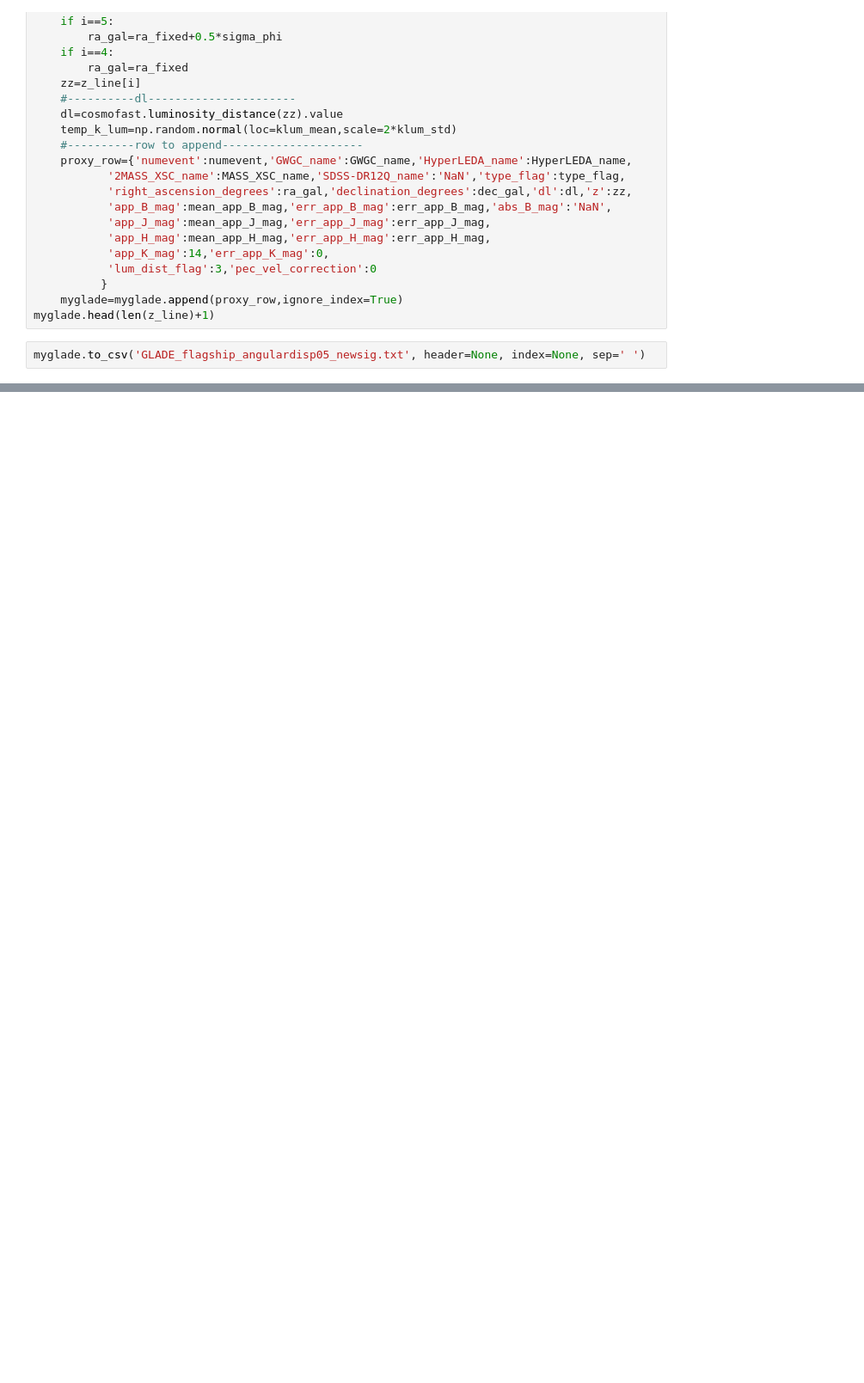
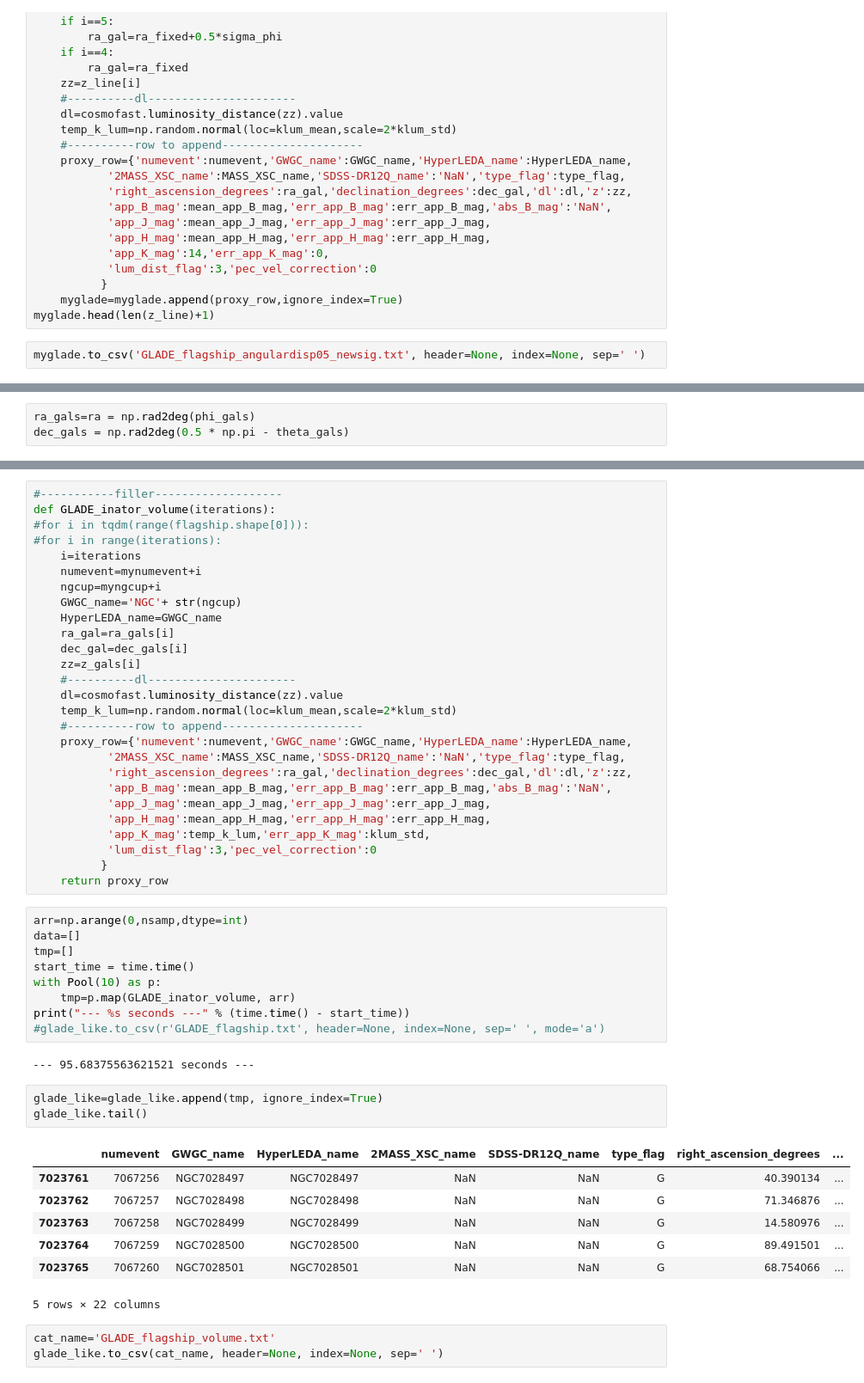
Before and after one commit to RCianca/DarkSirensStat, a Jupyter notebook: ProxyGenerator/GLADE-inator.ipynb, the cells around one changed output, grey strips where cells are left out. Shown at 86% size. Cells and saved outputs as stored; diff of their text form; blank space fills up the shorter version.

```diff
--- a/ProxyGenerator/GLADE-inator.ipynb
+++ b/ProxyGenerator/GLADE-inator.ipynb
@@ -1113,0 +1201,3 @@ myglade.to_csv('GLADE_flagship_angulardisp05_newsig.txt', header=None, index=Non
+# %%
+ra_gals=ra = np.rad2deg(phi_gals)
+dec_gals = np.rad2deg(0.5 * np.pi - theta_gals)
@@ -1113,0 +1232,52 @@ myglade.to_csv('GLADE_flagship_angulardisp05_newsig.txt', header=None, index=Non
+# %%
+#-----------filler-------------------
+def GLADE_inator_volume(iterations):
+#for i in tqdm(range(flagship.shape[0])):
+#for i in range(iterations):
+    i=iterations
+    numevent=mynumevent+i
+    ngcup=myngcup+i
+    GWGC_name='NGC'+ str(ngcup)
+    HyperLEDA_name=GWGC_name
+    ra_gal=ra_gals[i]
+    dec_gal=dec_gals[i]
+    zz=z_gals[i]
+    #----------dl----------------------
+    dl=cosmofast.luminosity_distance(zz).value
+    temp_k_lum=np.random.normal(loc=klum_mean,scale=2*klum_std)
+    #----------row to append---------------------
+    proxy_row={'numevent':numevent,'GWGC_name':GWGC_name,'HyperLEDA_name':HyperLEDA_name,
+           '2MASS_XSC_name':MASS_XSC_name,'SDSS-DR12Q_name':'NaN','type_flag':type_flag,
+           'right_ascension_degrees':ra_gal,'declination_degrees':dec_gal,'dl':dl,'z':zz,
+           'app_B_mag':mean_app_B_mag,'err_app_B_mag':err_app_B_mag,'abs_B_mag':'NaN',
+           'app_J_mag':mean_app_J_mag,'err_app_J_mag':err_app_J_mag,
+           'app_H_mag':mean_app_H_mag,'err_app_H_mag':err_app_H_mag,
+           'app_K_mag':temp_k_lum,'err_app_K_mag':klum_std,
+           'lum_dist_flag':3,'pec_vel_correction':0
+          }
+    return proxy_row
+# %%
+arr=np.arange(0,nsamp,dtype=int)
+data=[]
+tmp=[]
+start_time = time.time()
+with Pool(10) as p:
+    tmp=p.map(GLADE_inator_volume, arr)
+print("--- %s seconds ---" % (time.time() - start_time))
+#glade_like.to_csv(r'GLADE_flagship.txt', header=None, index=None, sep=' ', mode='a')
+# %% [output]
+--- 95.68375563621521 seconds ---
+# %%
+glade_like=glade_like.append(tmp, ignore_index=True)
+glade_like.tail()
+# %% [output]
+|  | numevent | GWGC_name | HyperLEDA_name | 2MASS_XSC_name | SDSS-DR12Q_name | type_flag | right_ascension_degrees | ... |
+| 7023761 | 7067256 | NGC7028497 | NGC7028497 | NaN | NaN | G | 40.390134 | ... |
+| 7023762 | 7067257 | NGC7028498 | NGC7028498 | NaN | NaN | G | 71.346876 | ... |
+| 7023763 | 7067258 | NGC7028499 | NGC7028499 | NaN | NaN | G | 14.580976 | ... |
+| 7023764 | 7067259 | NGC7028500 | NGC7028500 | NaN | NaN | G | 89.491501 | ... |
+| 7023765 | 7067260 | NGC7028501 | NGC7028501 | NaN | NaN | G | 68.754066 | ... |
+5 rows × 22 columns
+# %%
+cat_name='GLADE_flagship_volume.txt'
+glade_like.to_csv(cat_name, header=None, index=None, sep=' ')
```
Also changed, not shown: parts of 27 cells of this notebook, 7 other files.
